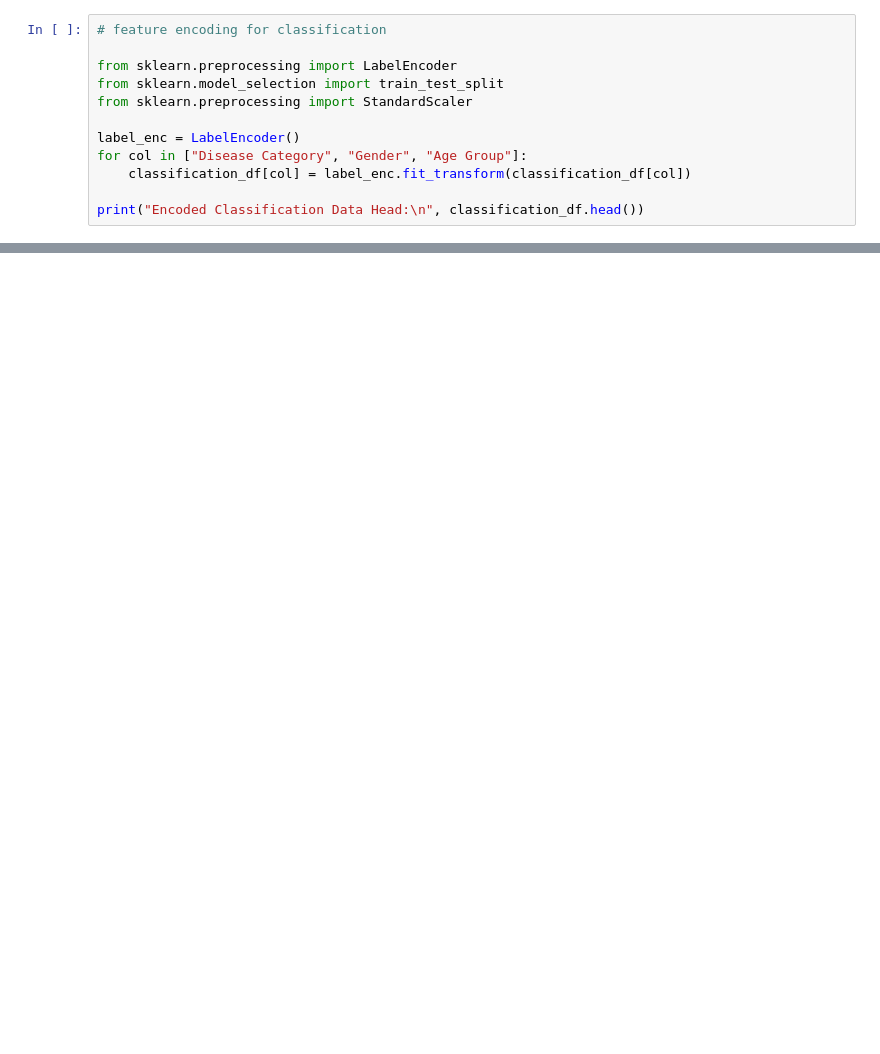
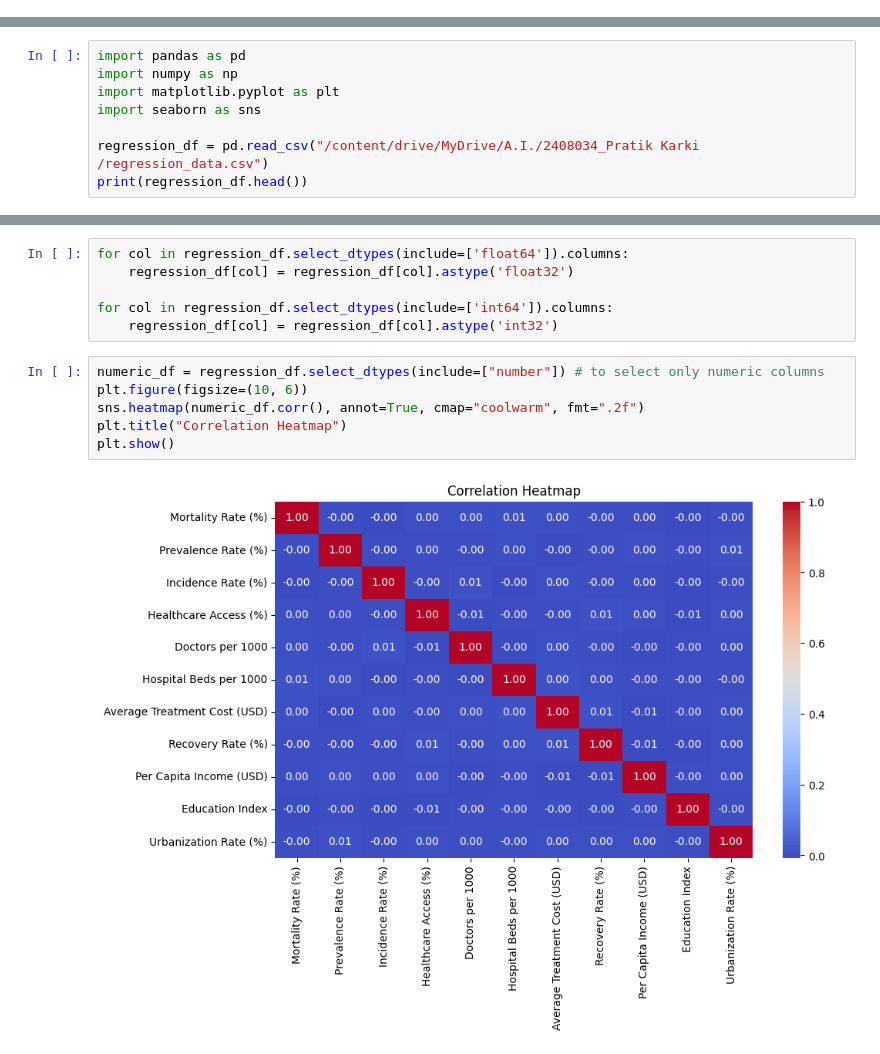
Before and after one commit to PratikKarki106/sem3-python-basic-ml-, a Jupyter notebook: 2408034_Pratik Karki.ipynb, the cells around one changed output, grey strips where cells are left out. Saved outputs shown, nothing was run; the diff lists cells and outputs as text; blank space fills up the shorter version.

```diff
--- a/2408034_Pratik Karki.ipynb
+++ b/2408034_Pratik Karki.ipynb
@@ -198,12 +0,0 @@ plt.show()
-# %%
-# feature encoding for classification
-
-from sklearn.preprocessing import LabelEncoder
-from sklearn.model_selection import train_test_split
-from sklearn.preprocessing import StandardScaler
-
-label_enc = LabelEncoder()
-for col in ["Disease Category", "Gender", "Age Group"]:
-    classification_df[col] = label_enc.fit_transform(classification_df[col])
-
-print("Encoded Classification Data Head:\n", classification_df.head())
@@ -535,0 +3,8 @@ weighted avg       0.50      0.50      0.50     20000
+# %%
+import pandas as pd
+import numpy as np
+import matplotlib.pyplot as plt
+import seaborn as sns
+
+regression_df = pd.read_csv("/content/drive/MyDrive/A.I./2408034_Pratik Karki /regression_data.csv")
+print(regression_df.head())
@@ -535,0 +200,14 @@ weighted avg       0.50      0.50      0.50     20000
+# %%
+for col in regression_df.select_dtypes(include=['float64']).columns:
+    regression_df[col] = regression_df[col].astype('float32')
+
+for col in regression_df.select_dtypes(include=['int64']).columns:
+    regression_df[col] = regression_df[col].astype('int32')
+# %%
+numeric_df = regression_df.select_dtypes(include=["number"]) # to select only numeric columns
+plt.figure(figsize=(10, 6))
+sns.heatmap(numeric_df.corr(), annot=True, cmap="coolwarm", fmt=".2f")
+plt.title("Correlation Heatmap")
+plt.show()
+# %% [output]
+[figure, added]
```
Also changed, not shown: parts of 67 cells of this notebook.
